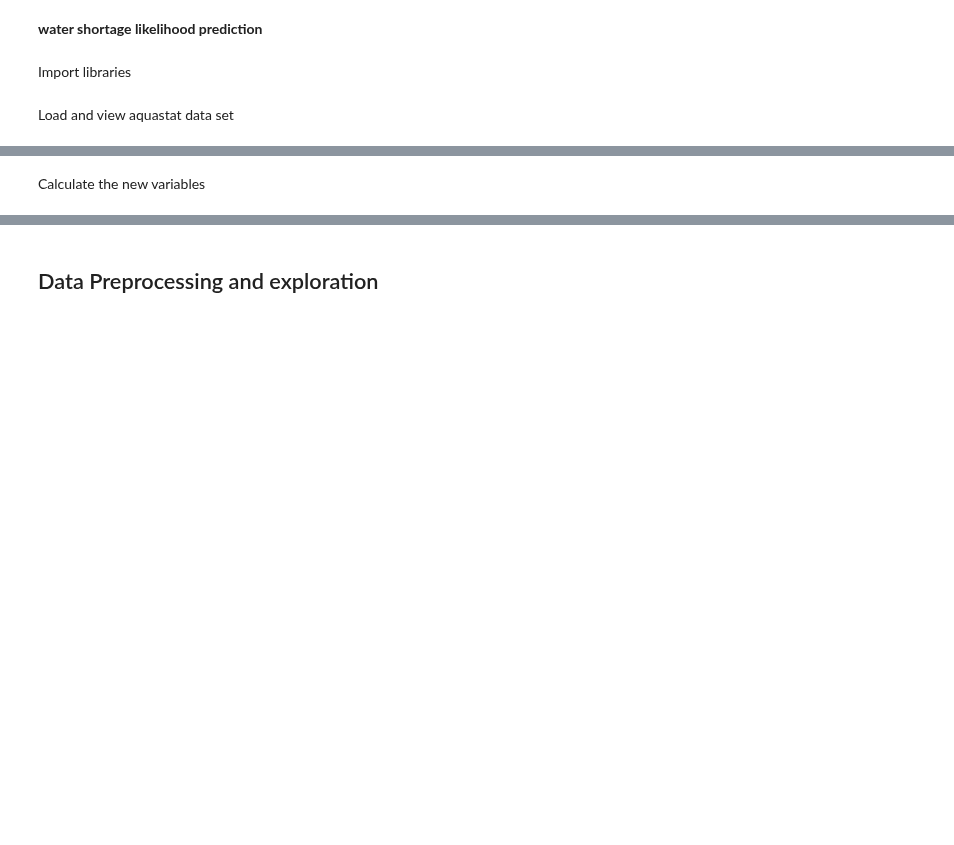
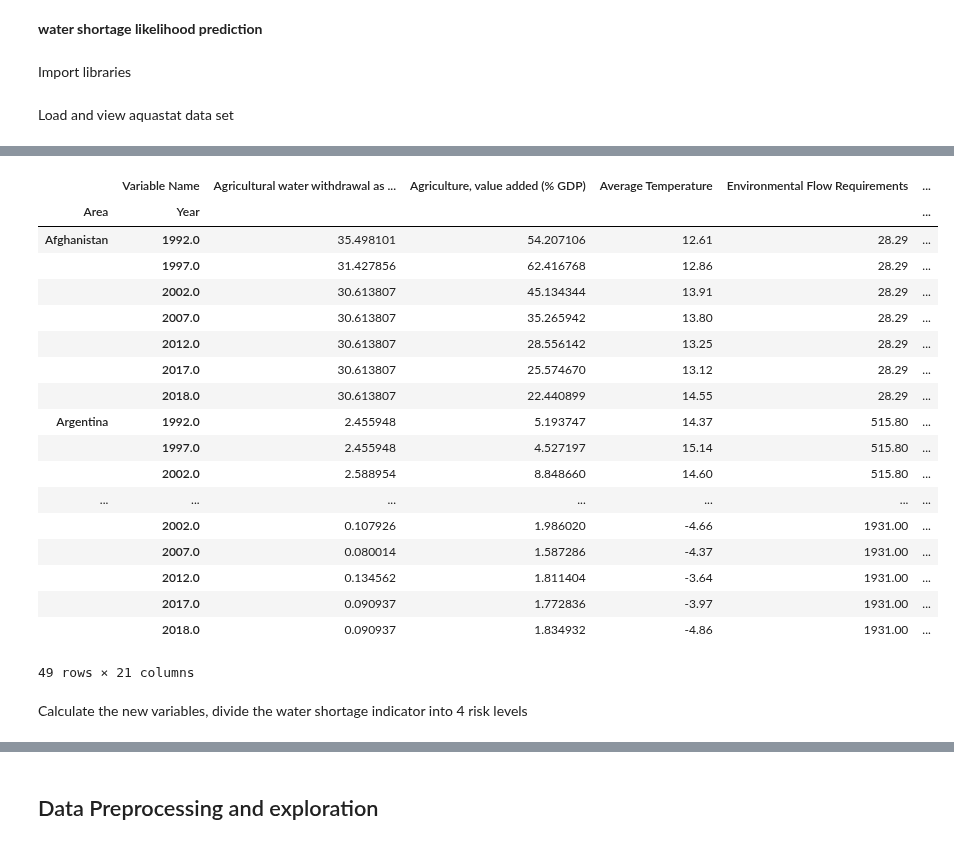
Before and after one commit to karlpolak/MDA-project, a Jupyter notebook: Water Shortage.ipynb, the cells around one changed output, grey strips where cells are left out. Drawn from its saved outputs; the diff is of its cells as text; code cells hidden in the pictures; blank space fills up the shorter version.

```diff
--- a/Water Shortage.ipynb
+++ b/Water Shortage.ipynb
@@ -30,3 +58,29 @@ data
+# %%
+table_preprocessed = table.groupby('Area').apply(lambda group: group.interpolate(method='linear',axis=1))
+table_preprocessed = table_preprocessed.fillna(method='bfill')
+table_preprocessed.head(49)
+#data =location.merge(data, on="Area", how="left")
+#data
+# %% [output]
+|  | Variable Name | Agricultural water withdrawal as ... | Agriculture, value added (% GDP) | Average Temperature | Environmental Flow Requirements | ... |
+| Area | Year |  |  |  |  | ... |
+| Afghanistan | 1992.0 | 35.498101 | 54.207106 | 12.61 | 28.29 | ... |
+|  | 1997.0 | 31.427856 | 62.416768 | 12.86 | 28.29 | ... |
+|  | 2002.0 | 30.613807 | 45.134344 | 13.91 | 28.29 | ... |
+|  | 2007.0 | 30.613807 | 35.265942 | 13.80 | 28.29 | ... |
+|  | 2012.0 | 30.613807 | 28.556142 | 13.25 | 28.29 | ... |
+|  | 2017.0 | 30.613807 | 25.574670 | 13.12 | 28.29 | ... |
+|  | 2018.0 | 30.613807 | 22.440899 | 14.55 | 28.29 | ... |
+| Argentina | 1992.0 | 2.455948 | 5.193747 | 14.37 | 515.80 | ... |
+|  | 1997.0 | 2.455948 | 4.527197 | 15.14 | 515.80 | ... |
+|  | 2002.0 | 2.588954 | 8.848660 | 14.60 | 515.80 | ... |
+| ... | ... | ... | ... | ... | ... | ... |
+|  | 2002.0 | 0.107926 | 1.986020 | -4.66 | 1931.00 | ... |
+|  | 2007.0 | 0.080014 | 1.587286 | -4.37 | 1931.00 | ... |
+|  | 2012.0 | 0.134562 | 1.811404 | -3.64 | 1931.00 | ... |
+|  | 2017.0 | 0.090937 | 1.772836 | -3.97 | 1931.00 | ... |
+|  | 2018.0 | 0.090937 | 1.834932 | -4.86 | 1931.00 | ... |
+49 rows × 21 columns
 # %% [markdown]
-Calculate the new variables
+Calculate the new variables, divide the water shortage indicator into 4 risk levels
 # %%
```
Also changed, not shown: parts of 49 cells of this notebook.
